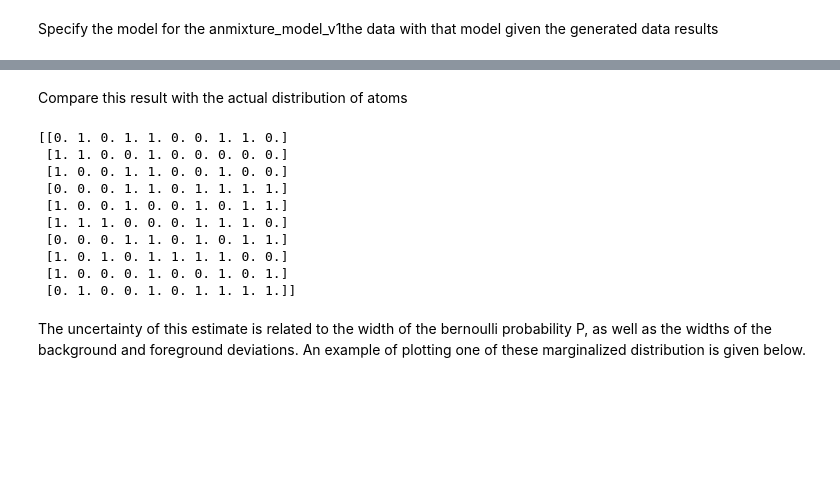
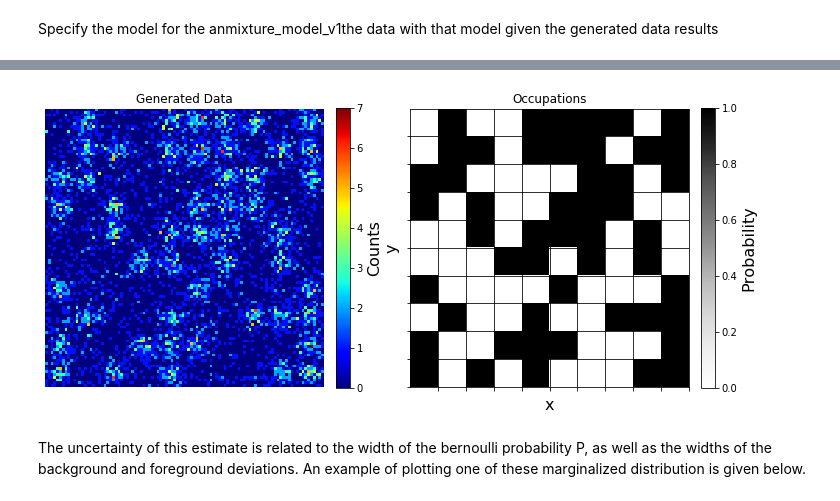
Before and after one commit to phys201/optical_lattice, a Jupyter notebook: tutorial.ipynb, the cells around one changed output, grey strips where cells are left out. Drawn from its saved outputs; the diff is of its cells as text; code cells hidden in the pictures; blank space fills up the shorter version.

```diff
--- a/tutorial.ipynb
+++ b/tutorial.ipynb
@@ -94,18 +92,7 @@ q.print_occupation()
-# %% [markdown]
-Compare this result with the actual distribution of atoms
-# %%
-print(lattice_image.actual_lattice)
-# %% [output]
-[[0. 1. 0. 1. 1. 0. 0. 1. 1. 0.]
- [1. 1. 0. 0. 1. 0. 0. 0. 0. 0.]
- [1. 0. 0. 1. 1. 0. 0. 1. 0. 0.]
- [0. 0. 0. 1. 1. 0. 1. 1. 1. 1.]
- [1. 0. 0. 1. 0. 0. 1. 0. 1. 1.]
- [1. 1. 1. 0. 0. 0. 1. 1. 1. 0.]
- [0. 0. 0. 1. 1. 0. 1. 0. 1. 1.]
- [1. 0. 1. 0. 1. 1. 1. 1. 0. 0.]
- [1. 0. 0. 0. 1. 0. 0. 1. 0. 1.]
- [0. 1. 0. 0. 1. 0. 1. 1. 1. 1.]]
+# %%
+q.plot_occupation()
+# %% [output]
+[figure, added]
 # %% [markdown]
 The uncertainty of this estimate is related to the width of the bernoulli probability P, as well as the widths of the background and foreground deviations. An example of plotting one of these marginalized distribution is given below.
 # %%
```
Also changed, not shown: parts of 8 cells of this notebook, 3 other files.
